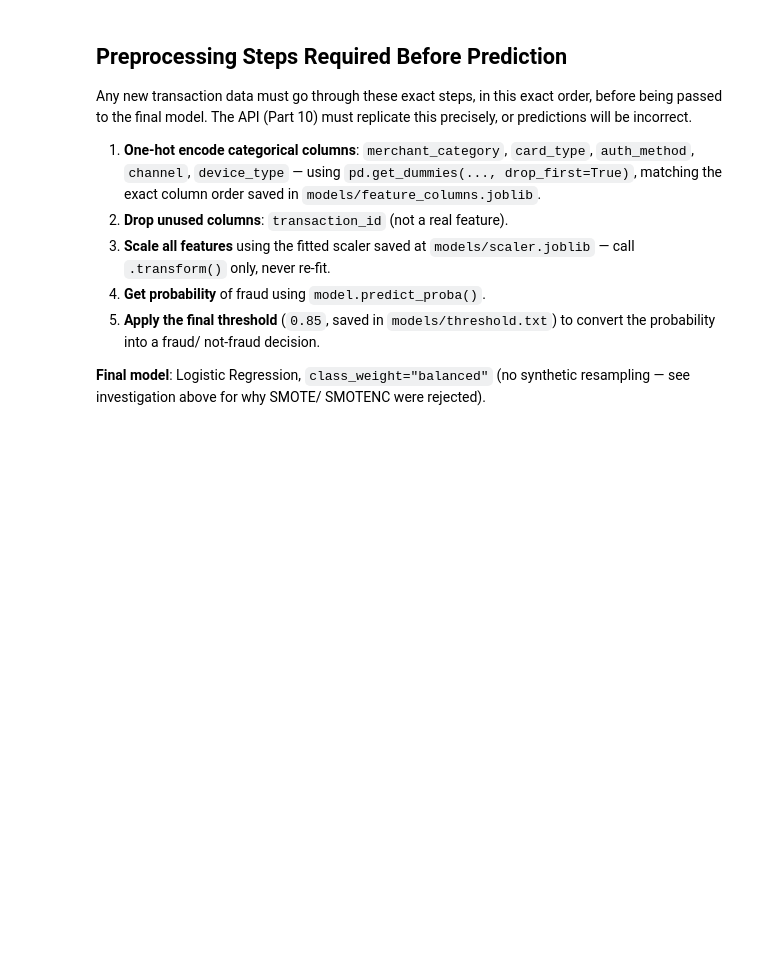
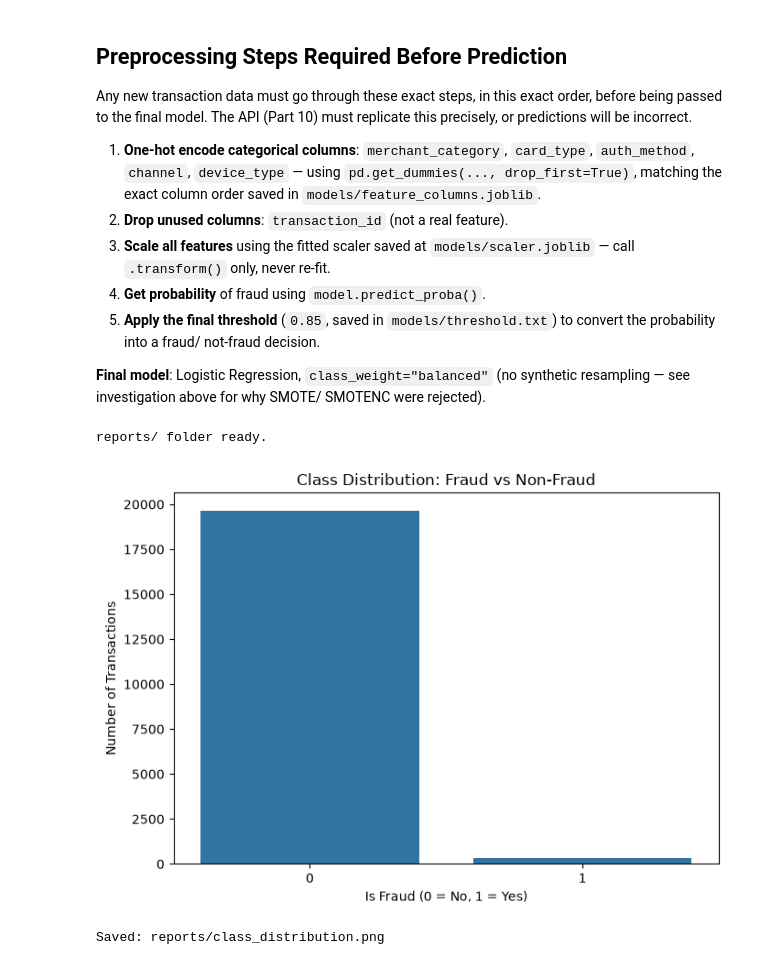
Before and after one commit to ISeckAli/Fraud-detection, a Jupyter notebook: notebooks/01_eda.ipynb, the cells around one changed output. Saved outputs shown, nothing was run; the diff lists cells and outputs as text; code cells hidden in the pictures; blank space fills up the shorter version.

```diff
--- a/notebooks/01_eda.ipynb
+++ b/notebooks/01_eda.ipynb
@@ -988,3 +988,27 @@ must replicate this precisely, or predictions will be incorrect.
 **Final model**: Logistic Regression, `class_weight="balanced"`
 (no synthetic resampling — see investigation above for why SMOTE/
 SMOTENC were rejected).
+# %%
+# Create a folder for polished report images, used in the README and
+# model card. Exporting real image files (not screenshots) keeps
+# quality high and file sizes small.
+import os
+os.makedirs("../reports", exist_ok=True)
+print("reports/ folder ready.")
+# %% [output]
+reports/ folder ready.
+# %%
+# Re-create and save the class distribution chart as a real PNG file,
+# for use in the README - a polished export, not a screenshot.
+plt.figure(figsize=(7, 5))
+sns.countplot(data=df, x="is_fraud")
+plt.title("Class Distribution: Fraud vs Non-Fraud")
+plt.xlabel("Is Fraud (0 = No, 1 = Yes)")
+plt.ylabel("Number of Transactions")
+plt.tight_layout()
+plt.savefig("../reports/class_distribution.png", dpi=150)
+plt.show()
+print("Saved: reports/class_distribution.png")
+# %% [output]
+[figure, added]
+Saved: reports/class_distribution.png
```
Also changed, not shown: parts of 4 cells of this notebook, 5 other files.
